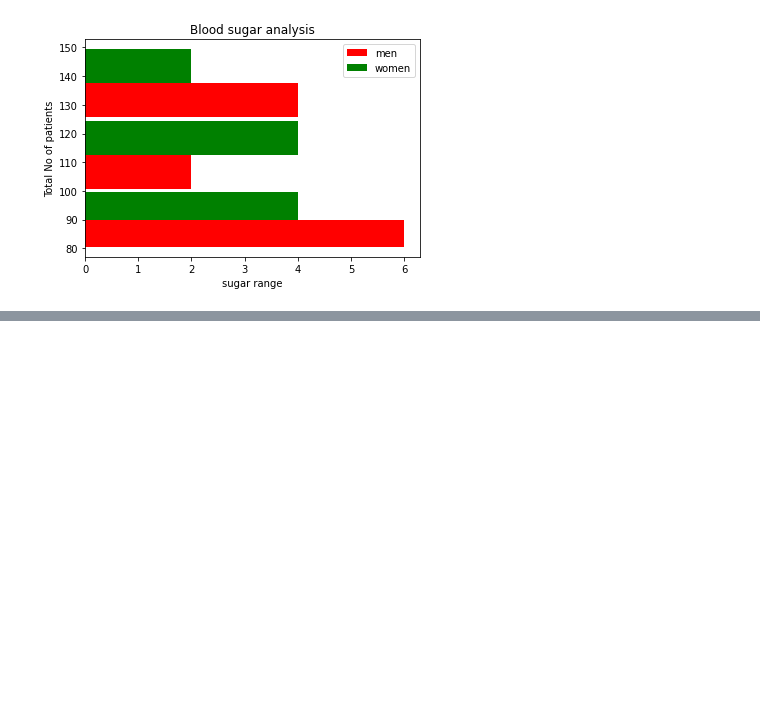
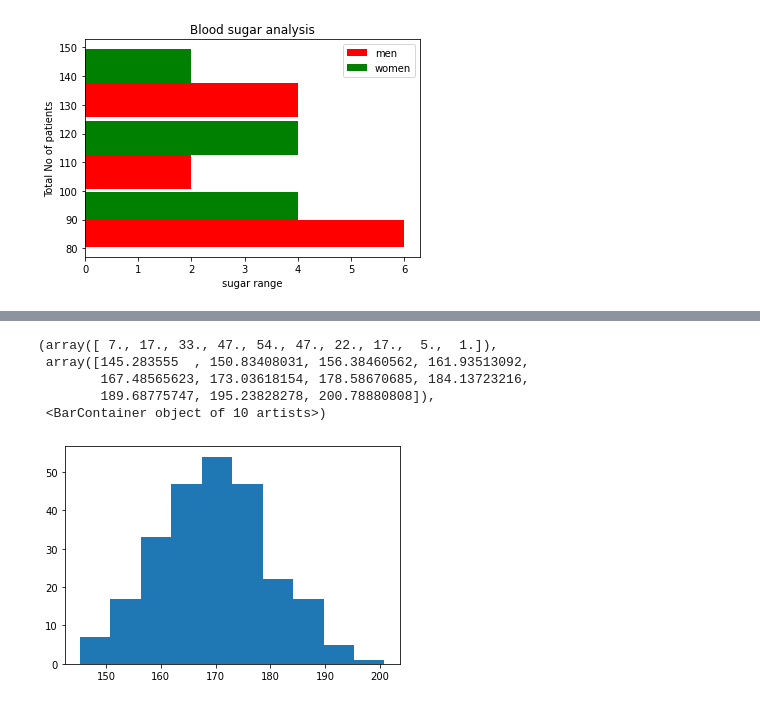
Before and after one commit to pradeepradee1/Data_Visualization, a Jupyter notebook: Matplot/L3_Histgrams_plot.ipynb, the cells around one changed output, grey strips where cells are left out. Saved outputs shown, nothing was run; the diff lists cells and outputs as text; code cells hidden in the pictures; blank space fills up the shorter version.

```diff
--- a/Matplot/L3_Histgrams_plot.ipynb
+++ b/Matplot/L3_Histgrams_plot.ipynb
@@ -97,0 +106,3 @@ plt.legend()
+# %%
+x =np.random.normal(170, 10, 250)
+x
@@ -97,0 +127,9 @@ plt.legend()
+# %%
+plt.hist(x)
+# %% [output]
+(array([ 7., 17., 33., 47., 54., 47., 22., 17.,  5.,  1.]),
+ array([145.283555  , 150.83408031, 156.38460562, 161.93513092,
+        167.48565623, 173.03618154, 178.58670685, 184.13723216,
+        189.68775747, 195.23828278, 200.78880808]),
+ <BarContainer object of 10 artists>)
+[figure, added]
```
Also changed, not shown: parts of 8 cells of this notebook, 8 other files.
